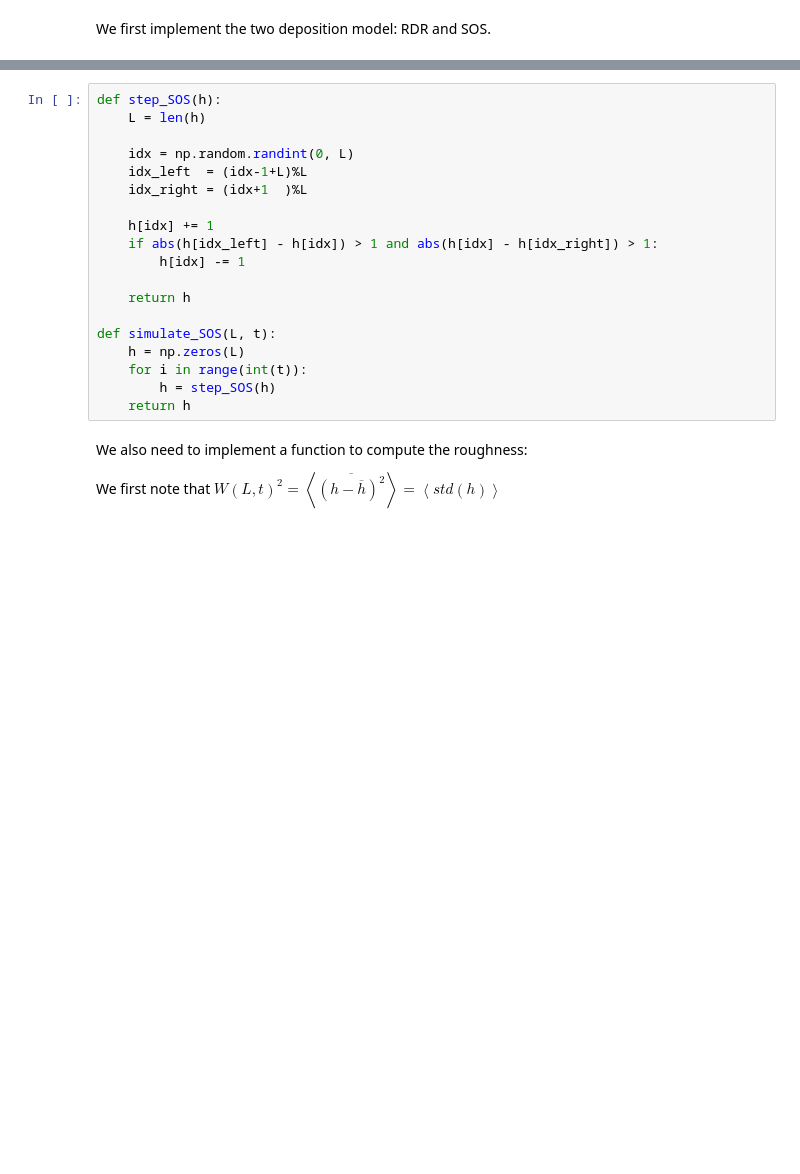
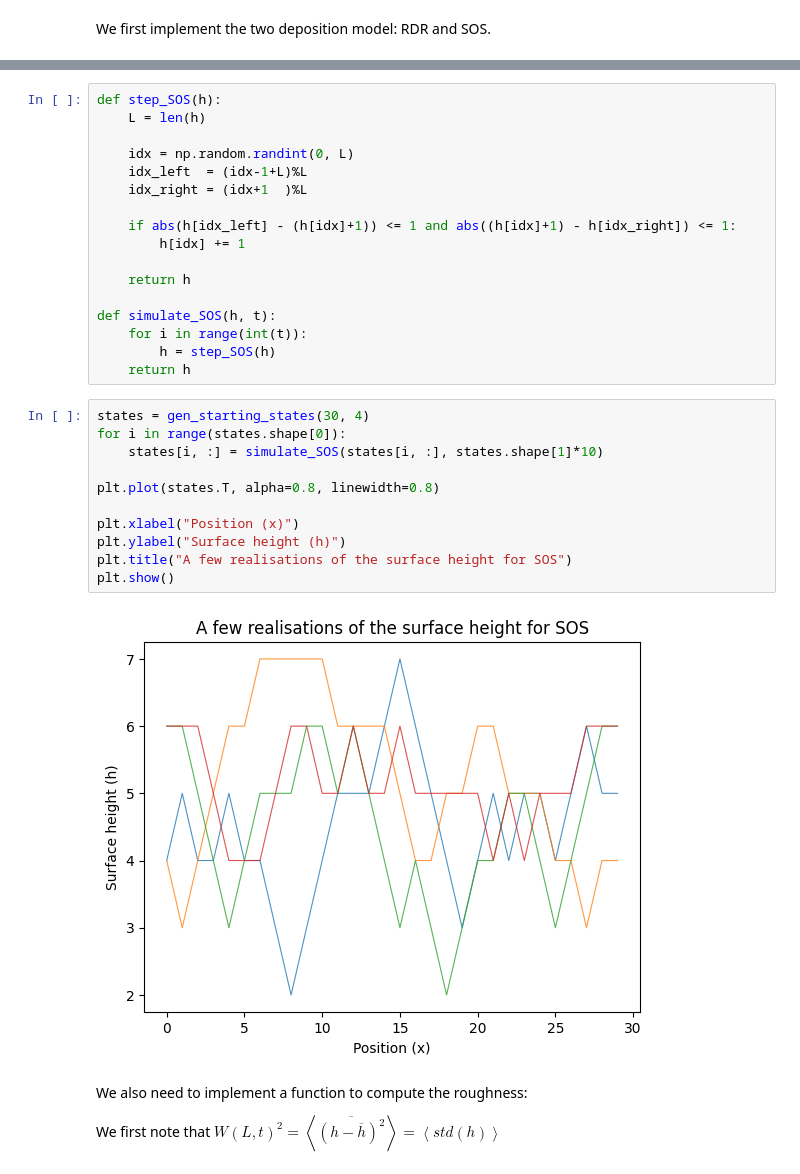
Before and after one commit to jolatechno/cours-ENS, a Jupyter notebook: cours/M2/S4/out_of_equilibrium/project/Joseph_Touzet_out_of_equilibrium.ipynb, the cells around one changed output, grey strips where cells are left out. Drawn from its saved outputs; the diff is of its cells as text; blank space fills up the shorter version.

```diff
--- a/cours/M2/S4/out_of_equilibrium/project/Joseph_Touzet_out_of_equilibrium.ipynb
+++ b/cours/M2/S4/out_of_equilibrium/project/Joseph_Touzet_out_of_equilibrium.ipynb
@@ -41,17 +59,28 @@ def step_SOS(h):
     idx_left  = (idx-1+L)%L
     idx_right = (idx+1  )%L
 
-    h[idx] += 1
-    if abs(h[idx_left] - h[idx]) > 1 and abs(h[idx] - h[idx_right]) > 1:
-        h[idx] -= 1
+    if abs(h[idx_left] - (h[idx]+1)) <= 1 and abs((h[idx]+1) - h[idx_right]) <= 1:
+        h[idx] += 1
 
     return h
 
-def simulate_SOS(L, t):
-    h = np.zeros(L)
+def simulate_SOS(h, t):
     for i in range(int(t)):
         h = step_SOS(h)
     return h
+# %%
+states = gen_starting_states(30, 4)
+for i in range(states.shape[0]):
+    states[i, :] = simulate_SOS(states[i, :], states.shape[1]*10)
+
+plt.plot(states.T, alpha=0.8, linewidth=0.8)
+
+plt.xlabel("Position (x)")
+plt.ylabel("Surface height (h)")
+plt.title("A few realisations of the surface height for SOS")
+plt.show()
+# %% [output]
+[figure, added]
 # %% [markdown]
 We also need to implement a function to compute the roughness:
 
```
Also changed, not shown: parts of 22 cells of this notebook.
